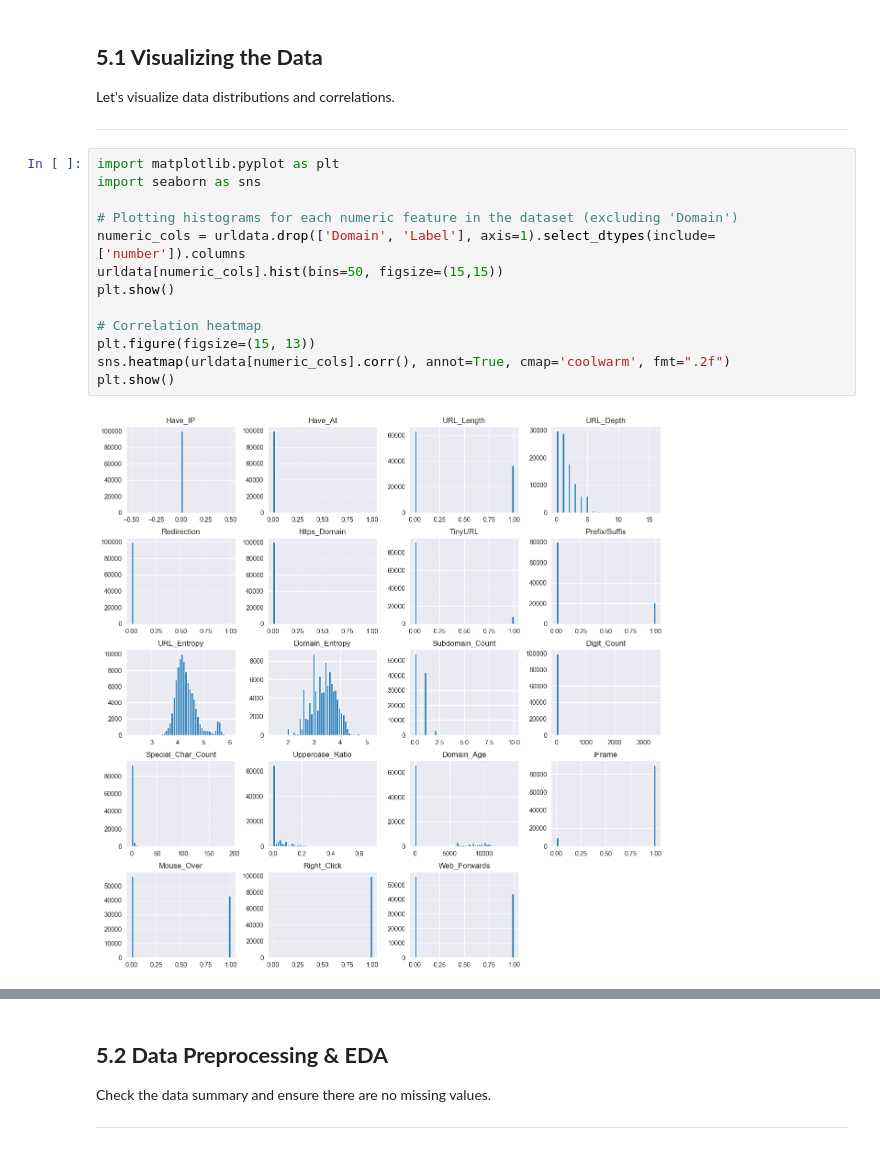
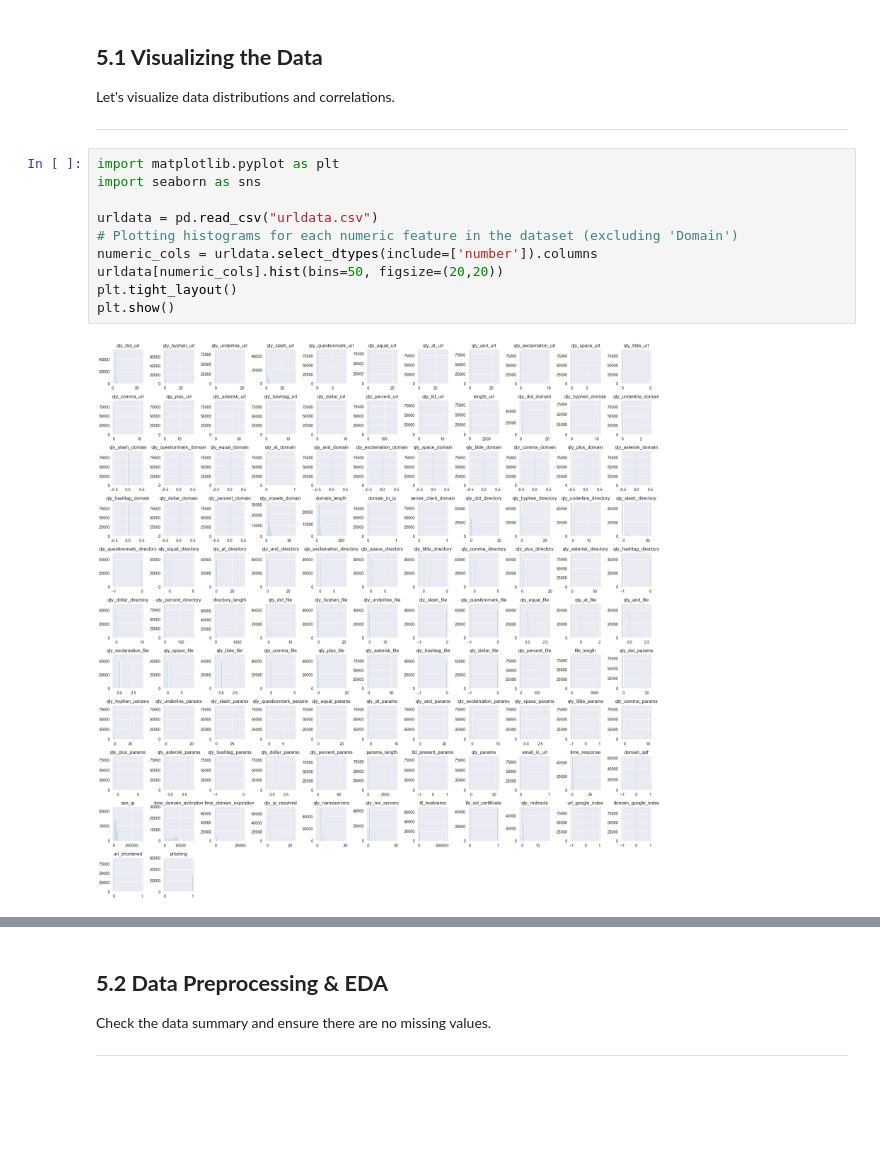
Before and after one commit to hamzapatwa/PhishingSiteDetectionSystem, a Jupyter notebook: PhishingSiteDetection.ipynb, the cells around one changed output, grey strips where cells are left out. Drawn from its saved outputs; the diff is of its cells as text; blank space fills up the shorter version.

```diff
--- a/PhishingSiteDetection.ipynb
+++ b/PhishingSiteDetection.ipynb
@@ -660,15 +660,12 @@ Let's visualize data distributions and correlations.
 # %%
 import matplotlib.pyplot as plt
 import seaborn as sns
 
+urldata = pd.read_csv("urldata.csv")
 # Plotting histograms for each numeric feature in the dataset (excluding 'Domain')
-numeric_cols = urldata.drop(['Domain', 'Label'], axis=1).select_dtypes(include=['number']).columns
-urldata[numeric_cols].hist(bins=50, figsize=(15,15))
+numeric_cols = urldata.select_dtypes(include=['number']).columns
+urldata[numeric_cols].hist(bins=50, figsize=(20,20))
+plt.tight_layout()
 plt.show()
-
-# Correlation heatmap
-plt.figure(figsize=(15, 13))
-sns.heatmap(urldata[numeric_cols].corr(), annot=True, cmap='coolwarm', fmt=".2f")
-plt.show()
 # %% [output]
-[figure, old version]
+[figure, new version]
```
Also changed, not shown: parts of 9 cells of this notebook, 2 other files.
